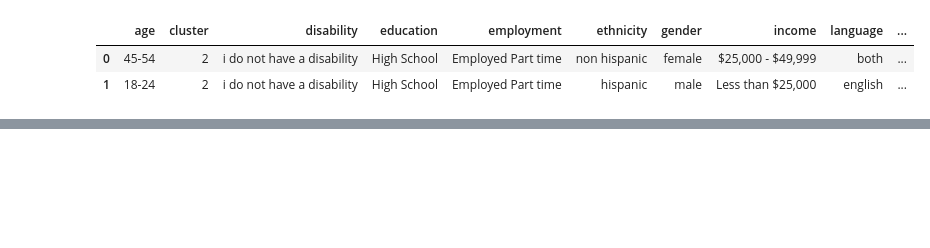
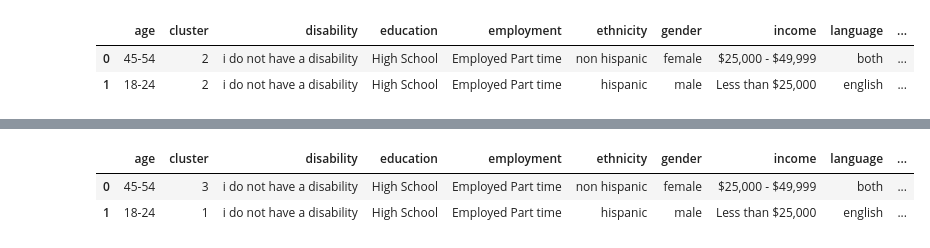
Before and after one commit to esoto15/research-summer-2024, a Jupyter notebook: dimension-reduction/dem_based_clustering.ipynb, the cells around one changed output, grey strips where cells are left out. Saved outputs shown, nothing was run; the diff lists cells and outputs as text; code cells hidden in the pictures; blank space fills up the shorter version.

```diff
--- a/dimension-reduction/dem_based_clustering.ipynb
+++ b/dimension-reduction/dem_based_clustering.ipynb
@@ -466,0 +449,17 @@ pca_graphs.head(2)
+# %%
+kmeans = KMeans(n_clusters=4, random_state=42, n_init=10)
+cluster_labels_tsne = kmeans.fit_predict(X_tsne)
+# %%
+tsne_graphs =  df.copy()
+# %%
+tsne_graphs['cluster'] = cluster_labels_tsne
+# %%
+# Melt dataframe
+tsne_graphs = pd.melt(tsne_graphs, id_vars=id_vars, value_vars=['sample_1', 'sample_2', 'sample_3', 'sample_4', 'sample_5', 'sample_6', 'sample_7', 'sample_8'],value_name='tone')
+tsne_graphs.drop('variable',axis=1, inplace=True)
+# %%
+tsne_graphs.head(2)
+# %% [output]
+|  | age | cluster | disability | education | employment | ethnicity | gender | income | language | ... |
+| 0 | 45-54 | 3 | i do not have a disability | High School | Employed Part time | non hispanic | female | $25,000 - $49,999 | both | ... |
+| 1 | 18-24 | 1 | i do not have a disability | High School | Employed Part time | hispanic | male | Less than $25,000 | english | ... |
```
Also changed, not shown: parts of 17 cells of this notebook, 6 other files.
